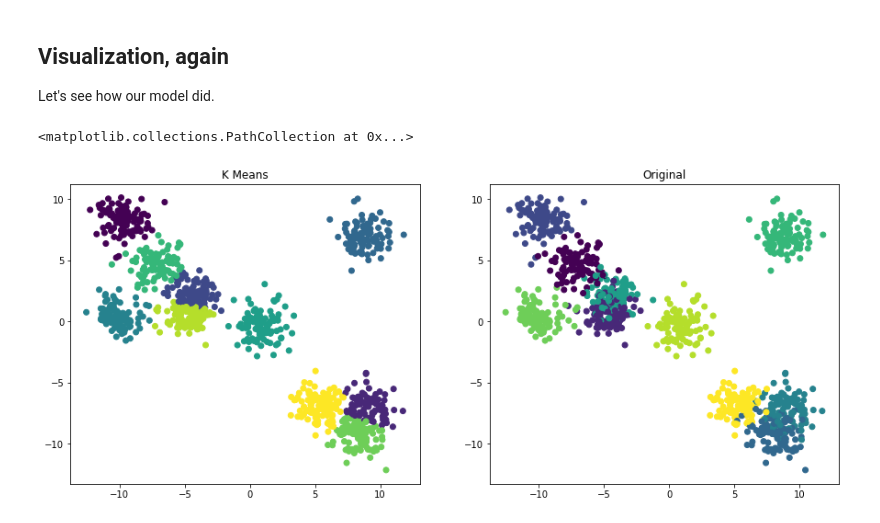
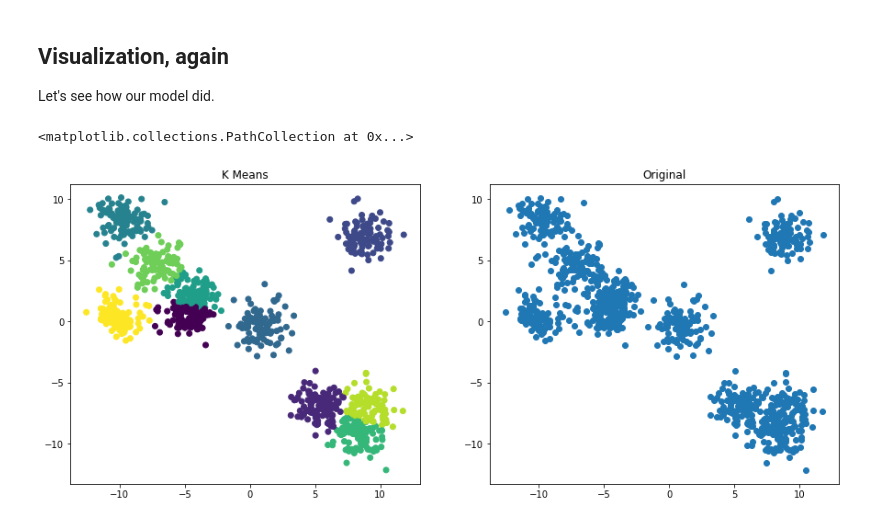
Before and after one commit to mattnappo/basic-ml, a Jupyter notebook: Notebooks/K-Means-Clustering/Clustering.ipynb, the cells around one changed output. Cells and saved outputs as stored; diff of their text form; code cells hidden in the pictures.

```diff
--- a/Notebooks/K-Means-Clustering/Clustering.ipynb
+++ b/Notebooks/K-Means-Clustering/Clustering.ipynb
@@ -74,17 +74,16 @@ Let's see how our model did.
 # %%
 f, (ax1, ax2) = plt.subplots(1, 2, figsize=(15, 6))
 
 ax1.set_title("K Means")
 ax1.scatter(
     X, y,
     c=model.labels_
 )
 
 ax2.set_title("Original")
 ax2.scatter(
-    X, y,
-    c=data_labels
+    X, y
 )
 # %% [output]
 <matplotlib.collections.PathCollection at 0x...>
-[figure, old version]
+[figure, new version]
```
Also changed, not shown: parts of 2 cells of this notebook, 2 other files.
